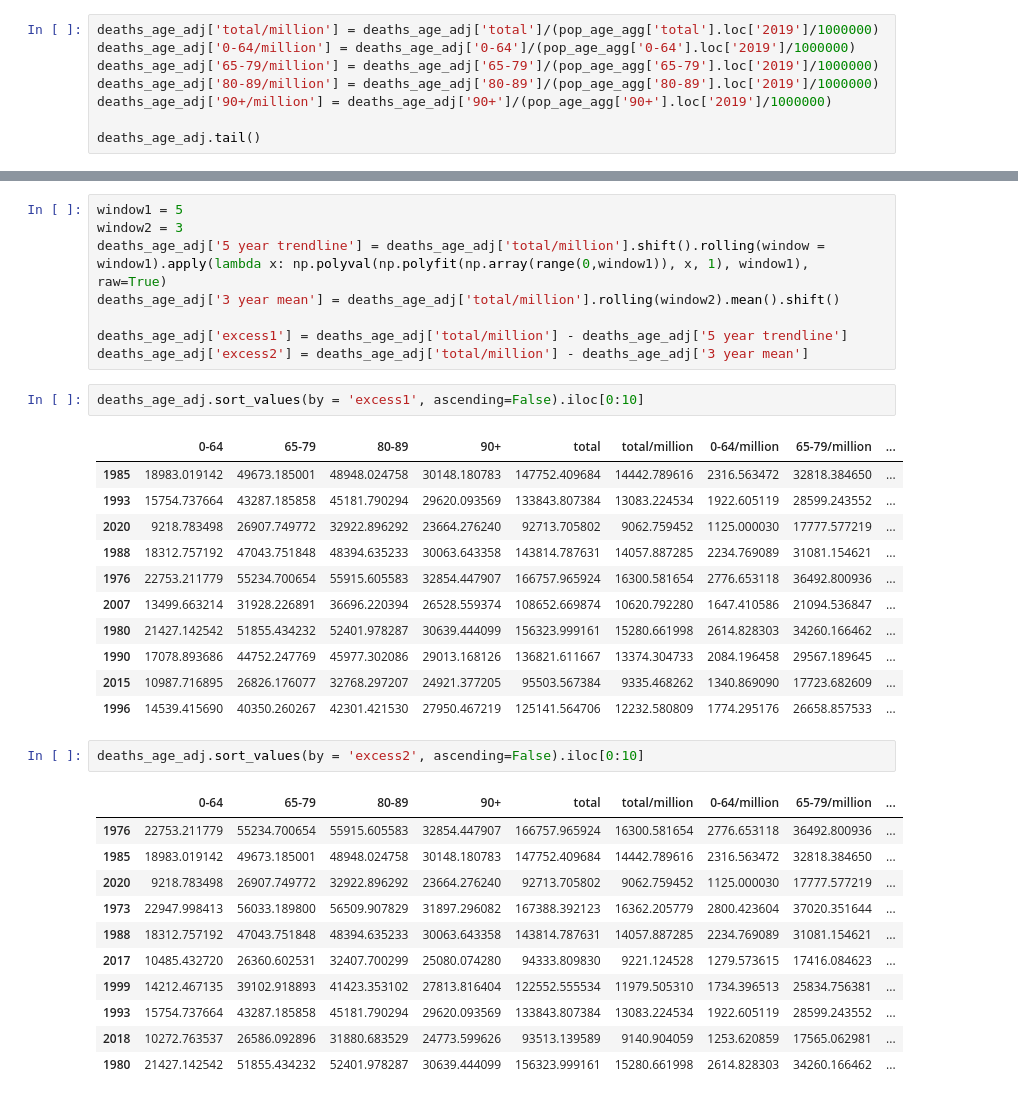
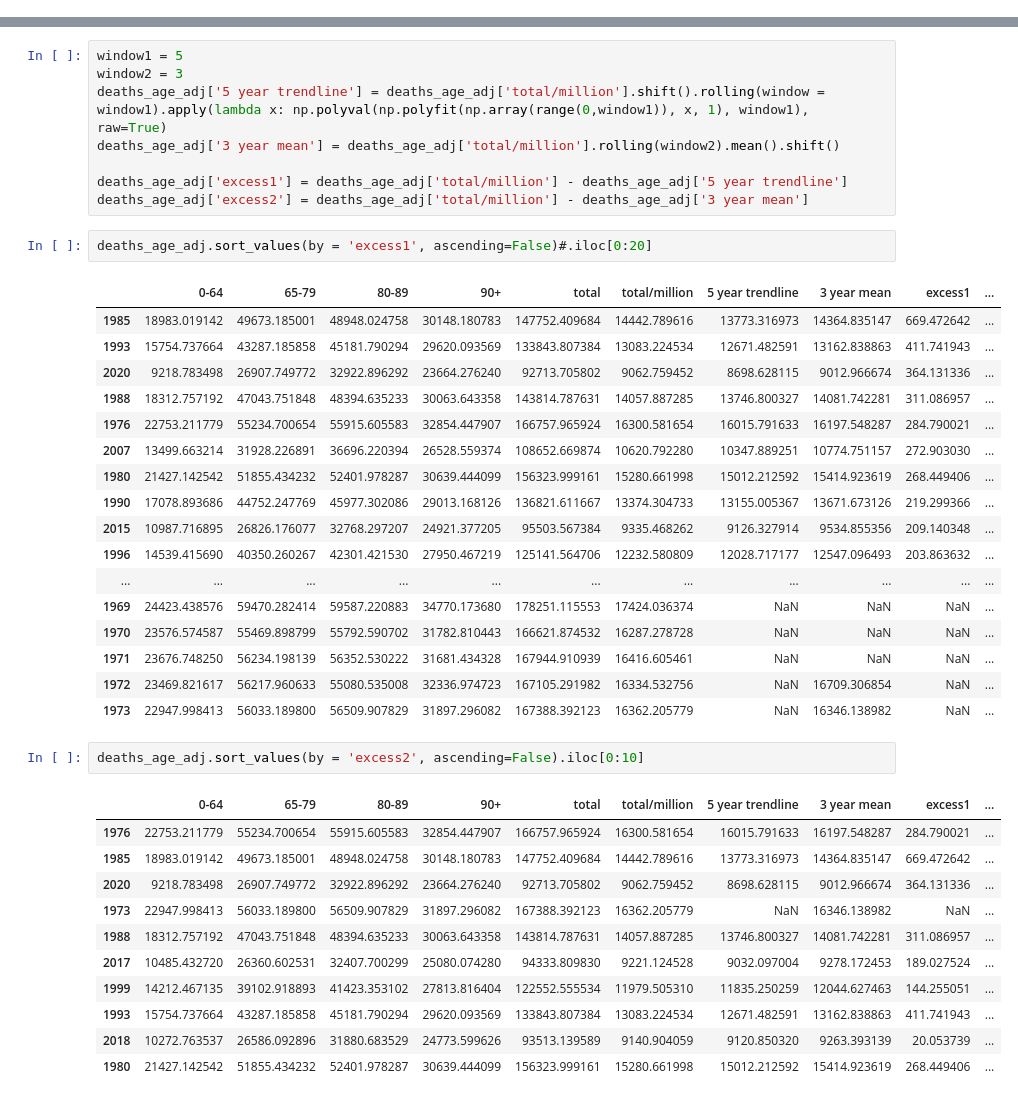
Before and after one commit to DrRMangan/sweden-deaths, a Jupyter notebook: sweden.ipynb, the cells around one changed output, grey strips where cells are left out. Cells and saved outputs as stored; diff of their text form.

```diff
--- a/sweden.ipynb
+++ b/sweden.ipynb
@@ -84,11 +84,3 @@ dtype: int64
 # %%
 deaths_age_adj = (deaths_age_agg/pop_age_agg)*pop_age_agg.loc['2019']
 deaths_age_adj['total'] = deaths_age_adj['0-64'] + deaths_age_adj['65-79'] + deaths_age_adj['80-89'] + deaths_age_adj['90+']
-# %%
-deaths_age_adj['total/million'] = deaths_age_adj['total']/(pop_age_agg['total'].loc['2019']/1000000)
-deaths_age_adj['0-64/million'] = deaths_age_adj['0-64']/(pop_age_agg['0-64'].loc['2019']/1000000)
-deaths_age_adj['65-79/million'] = deaths_age_adj['65-79']/(pop_age_agg['65-79'].loc['2019']/1000000)
-deaths_age_adj['80-89/million'] = deaths_age_adj['80-89']/(pop_age_agg['80-89'].loc['2019']/1000000)
-deaths_age_adj['90+/million'] = deaths_age_adj['90+']/(pop_age_agg['90+'].loc['2019']/1000000)
-
-deaths_age_adj.tail()
@@ -108,33 +104,39 @@ deaths_age_adj['3 year mean'] = deaths_age_adj['total/million'].rolling(window2)
 deaths_age_adj['excess1'] = deaths_age_adj['total/million'] - deaths_age_adj['5 year trendline']
 deaths_age_adj['excess2'] = deaths_age_adj['total/million'] - deaths_age_adj['3 year mean']
 # %%
-deaths_age_adj.sort_values(by = 'excess1', ascending=False).iloc[0:10]
+deaths_age_adj.sort_values(by = 'excess1', ascending=False)#.iloc[0:20]
 # %% [output]
-|  | 0-64 | 65-79 | 80-89 | 90+ | total | total/million | 0-64/million | 65-79/million | ... |
-| 1985 | 18983.019142 | 49673.185001 | 48948.024758 | 30148.180783 | 147752.409684 | 14442.789616 | 2316.563472 | 32818.384650 | ... |
-| 1993 | 15754.737664 | 43287.185858 | 45181.790294 | 29620.093569 | 133843.807384 | 13083.224534 | 1922.605119 | 28599.243552 | ... |
-| 2020 | 9218.783498 | 26907.749772 | 32922.896292 | 23664.276240 | 92713.705802 | 9062.759452 | 1125.000030 | 17777.577219 | ... |
-| 1988 | 18312.757192 | 47043.751848 | 48394.635233 | 30063.643358 | 143814.787631 | 14057.887285 | 2234.769089 | 31081.154621 | ... |
-| 1976 | 22753.211779 | 55234.700654 | 55915.605583 | 32854.447907 | 166757.965924 | 16300.581654 | 2776.653118 | 36492.800936 | ... |
-| 2007 | 13499.663214 | 31928.226891 | 36696.220394 | 26528.559374 | 108652.669874 | 10620.792280 | 1647.410586 | 21094.536847 | ... |
-| 1980 | 21427.142542 | 51855.434232 | 52401.978287 | 30639.444099 | 156323.999161 | 15280.661998 | 2614.828303 | 34260.166462 | ... |
-| 1990 | 17078.893686 | 44752.247769 | 45977.302086 | 29013.168126 | 136821.611667 | 13374.304733 | 2084.196458 | 29567.189645 | ... |
-| 2015 | 10987.716895 | 26826.176077 | 32768.297207 | 24921.377205 | 95503.567384 | 9335.468262 | 1340.869090 | 17723.682609 | ... |
-| 1996 | 14539.415690 | 40350.260267 | 42301.421530 | 27950.467219 | 125141.564706 | 12232.580809 | 1774.295176 | 26658.857533 | ... |
+|  | 0-64 | 65-79 | 80-89 | 90+ | total | total/million | 5 year trendline | 3 year mean | excess1 | ... |
+| 1985 | 18983.019142 | 49673.185001 | 48948.024758 | 30148.180783 | 147752.409684 | 14442.789616 | 13773.316973 | 14364.835147 | 669.472642 | ... |
+| 1993 | 15754.737664 | 43287.185858 | 45181.790294 | 29620.093569 | 133843.807384 | 13083.224534 | 12671.482591 | 13162.838863 | 411.741943 | ... |
+| 2020 | 9218.783498 | 26907.749772 | 32922.896292 | 23664.276240 | 92713.705802 | 9062.759452 | 8698.628115 | 9012.966674 | 364.131336 | ... |
+| 1988 | 18312.757192 | 47043.751848 | 48394.635233 | 30063.643358 | 143814.787631 | 14057.887285 | 13746.800327 | 14081.742281 | 311.086957 | ... |
+| 1976 | 22753.211779 | 55234.700654 | 55915.605583 | 32854.447907 | 166757.965924 | 16300.581654 | 16015.791633 | 16197.548287 | 284.790021 | ... |
+| 2007 | 13499.663214 | 31928.226891 | 36696.220394 | 26528.559374 | 108652.669874 | 10620.792280 | 10347.889251 | 10774.751157 | 272.903030 | ... |
+| 1980 | 21427.142542 | 51855.434232 | 52401.978287 | 30639.444099 | 156323.999161 | 15280.661998 | 15012.212592 | 15414.923619 | 268.449406 | ... |
+| 1990 | 17078.893686 | 44752.247769 | 45977.302086 | 29013.168126 | 136821.611667 | 13374.304733 | 13155.005367 | 13671.673126 | 219.299366 | ... |
+| 2015 | 10987.716895 | 26826.176077 | 32768.297207 | 24921.377205 | 95503.567384 | 9335.468262 | 9126.327914 | 9534.855356 | 209.140348 | ... |
+| 1996 | 14539.415690 | 40350.260267 | 42301.421530 | 27950.467219 | 125141.564706 | 12232.580809 | 12028.717177 | 12547.096493 | 203.863632 | ... |
+| ... | ... | ... | ... | ... | ... | ... | ... | ... | ... | ... |
+| 1969 | 24423.438576 | 59470.282414 | 59587.220883 | 34770.173680 | 178251.115553 | 17424.036374 | NaN | NaN | NaN | ... |
+| 1970 | 23576.574587 | 55469.898799 | 55792.590702 | 31782.810443 | 166621.874532 | 16287.278728 | NaN | NaN | NaN | ... |
+| 1971 | 23676.748250 | 56234.198139 | 56352.530222 | 31681.434328 | 167944.910939 | 16416.605461 | NaN | NaN | NaN | ... |
+| 1972 | 23469.821617 | 56217.960633 | 55080.535008 | 32336.974723 | 167105.291982 | 16334.532756 | NaN | 16709.306854 | NaN | ... |
+| 1973 | 22947.998413 | 56033.189800 | 56509.907829 | 31897.296082 | 167388.392123 | 16362.205779 | NaN | 16346.138982 | NaN | ... |
 # %%
 deaths_age_adj.sort_values(by = 'excess2', ascending=False).iloc[0:10]
 # %% [output]
-|  | 0-64 | 65-79 | 80-89 | 90+ | total | total/million | 0-64/million | 65-79/million | ... |
-| 1976 | 22753.211779 | 55234.700654 | 55915.605583 | 32854.447907 | 166757.965924 | 16300.581654 | 2776.653118 | 36492.800936 | ... |
-| 1985 | 18983.019142 | 49673.185001 | 48948.024758 | 30148.180783 | 147752.409684 | 14442.789616 | 2316.563472 | 32818.384650 | ... |
-| 2020 | 9218.783498 | 26907.749772 | 32922.896292 | 23664.276240 | 92713.705802 | 9062.759452 | 1125.000030 | 17777.577219 | ... |
-| 1973 | 22947.998413 | 56033.189800 | 56509.907829 | 31897.296082 | 167388.392123 | 16362.205779 | 2800.423604 | 37020.351644 | ... |
-| 1988 | 18312.757192 | 47043.751848 | 48394.635233 | 30063.643358 | 143814.787631 | 14057.887285 | 2234.769089 | 31081.154621 | ... |
-| 2017 | 10485.432720 | 26360.602531 | 32407.700299 | 25080.074280 | 94333.809830 | 9221.124528 | 1279.573615 | 17416.084623 | ... |
-| 1999 | 14212.467135 | 39102.918893 | 41423.353102 | 27813.816404 | 122552.555534 | 11979.505310 | 1734.396513 | 25834.756381 | ... |
-| 1993 | 15754.737664 | 43287.185858 | 45181.790294 | 29620.093569 | 133843.807384 | 13083.224534 | 1922.605119 | 28599.243552 | ... |
-| 2018 | 10272.763537 | 26586.092896 | 31880.683529 | 24773.599626 | 93513.139589 | 9140.904059 | 1253.620859 | 17565.062981 | ... |
-| 1980 | 21427.142542 | 51855.434232 | 52401.978287 | 30639.444099 | 156323.999161 | 15280.661998 | 2614.828303 | 34260.166462 | ... |
+|  | 0-64 | 65-79 | 80-89 | 90+ | total | total/million | 5 year trendline | 3 year mean | excess1 | ... |
+| 1976 | 22753.211779 | 55234.700654 | 55915.605583 | 32854.447907 | 166757.965924 | 16300.581654 | 16015.791633 | 16197.548287 | 284.790021 | ... |
+| 1985 | 18983.019142 | 49673.185001 | 48948.024758 | 30148.180783 | 147752.409684 | 14442.789616 | 13773.316973 | 14364.835147 | 669.472642 | ... |
+| 2020 | 9218.783498 | 26907.749772 | 32922.896292 | 23664.276240 | 92713.705802 | 9062.759452 | 8698.628115 | 9012.966674 | 364.131336 | ... |
+| 1973 | 22947.998413 | 56033.189800 | 56509.907829 | 31897.296082 | 167388.392123 | 16362.205779 | NaN | 16346.138982 | NaN | ... |
+| 1988 | 18312.757192 | 47043.751848 | 48394.635233 | 30063.643358 | 143814.787631 | 14057.887285 | 13746.800327 | 14081.742281 | 311.086957 | ... |
+| 2017 | 10485.432720 | 26360.602531 | 32407.700299 | 25080.074280 | 94333.809830 | 9221.124528 | 9032.097004 | 9278.172453 | 189.027524 | ... |
+| 1999 | 14212.467135 | 39102.918893 | 41423.353102 | 27813.816404 | 122552.555534 | 11979.505310 | 11835.250259 | 12044.627463 | 144.255051 | ... |
+| 1993 | 15754.737664 | 43287.185858 | 45181.790294 | 29620.093569 | 133843.807384 | 13083.224534 | 12671.482591 | 13162.838863 | 411.741943 | ... |
+| 2018 | 10272.763537 | 26586.092896 | 31880.683529 | 24773.599626 | 93513.139589 | 9140.904059 | 9120.850320 | 9263.393139 | 20.053739 | ... |
+| 1980 | 21427.142542 | 51855.434232 | 52401.978287 | 30639.444099 | 156323.999161 | 15280.661998 | 15012.212592 | 15414.923619 | 268.449406 | ... |
 # %%
 import matplotlib.patches as mpatches
 
```
Also changed, not shown: parts of 6 cells of this notebook.
